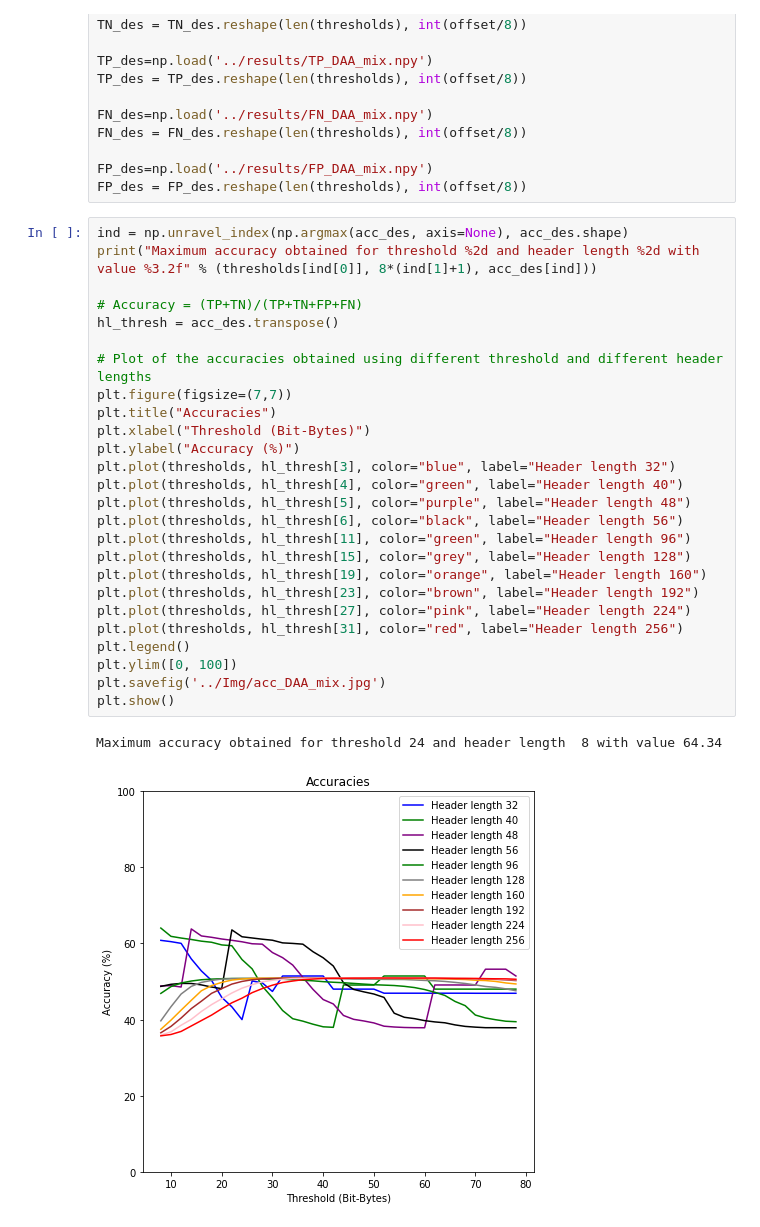
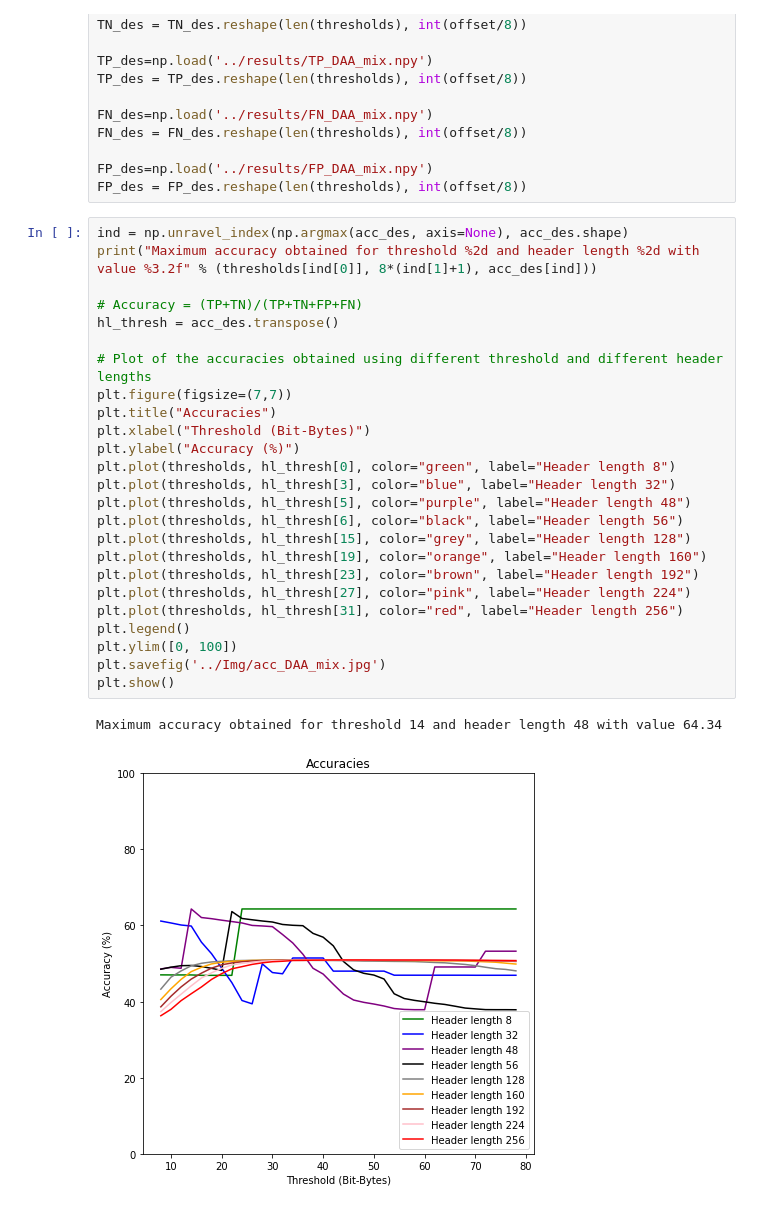
Before and after one commit to gomitolof/DAA-for-Ransomware-detection, a Jupyter notebook: models_mix/DAA_mix.ipynb, the cells around one changed output. Cells and saved outputs as stored; diff of their text form.

```diff
--- a/models_mix/DAA_mix.ipynb
+++ b/models_mix/DAA_mix.ipynb
@@ -217,32 +217,31 @@ FP_des = FP_des.reshape(len(thresholds), int(offset/8))
 # %%
 ind = np.unravel_index(np.argmax(acc_des, axis=None), acc_des.shape)
 print("Maximum accuracy obtained for threshold %2d and header length %2d with value %3.2f" % (thresholds[ind[0]], 8*(ind[1]+1), acc_des[ind]))
 
 # Accuracy = (TP+TN)/(TP+TN+FP+FN)
 hl_thresh = acc_des.transpose()
 
 # Plot of the accuracies obtained using different threshold and different header lengths
 plt.figure(figsize=(7,7))
 plt.title("Accuracies")
 plt.xlabel("Threshold (Bit-Bytes)")
 plt.ylabel("Accuracy (%)")
+plt.plot(thresholds, hl_thresh[0], color="green", label="Header length 8")
 plt.plot(thresholds, hl_thresh[3], color="blue", label="Header length 32")
-plt.plot(thresholds, hl_thresh[4], color="green", label="Header length 40")
 plt.plot(thresholds, hl_thresh[5], color="purple", label="Header length 48")
 plt.plot(thresholds, hl_thresh[6], color="black", label="Header length 56")
-plt.plot(thresholds, hl_thresh[11], color="green", label="Header length 96")
 plt.plot(thresholds, hl_thresh[15], color="grey", label="Header length 128")
 plt.plot(thresholds, hl_thresh[19], color="orange", label="Header length 160")
 plt.plot(thresholds, hl_thresh[23], color="brown", label="Header length 192")
 plt.plot(thresholds, hl_thresh[27], color="pink", label="Header length 224")
 plt.plot(thresholds, hl_thresh[31], color="red", label="Header length 256")
 plt.legend()
 plt.ylim([0, 100])
 plt.savefig('../Img/acc_DAA_mix.jpg')
 plt.show()
 # %% [output]
-Maximum accuracy obtained for threshold 24 and header length  8 with value 64.34
+Maximum accuracy obtained for threshold 14 and header length 48 with value 64.34
-[figure, old version]
+[figure, new version]
 # %%
 #Precision = TP/TP+FP
 
```
Also changed, not shown: parts of 4 cells of this notebook, 12 other files.
